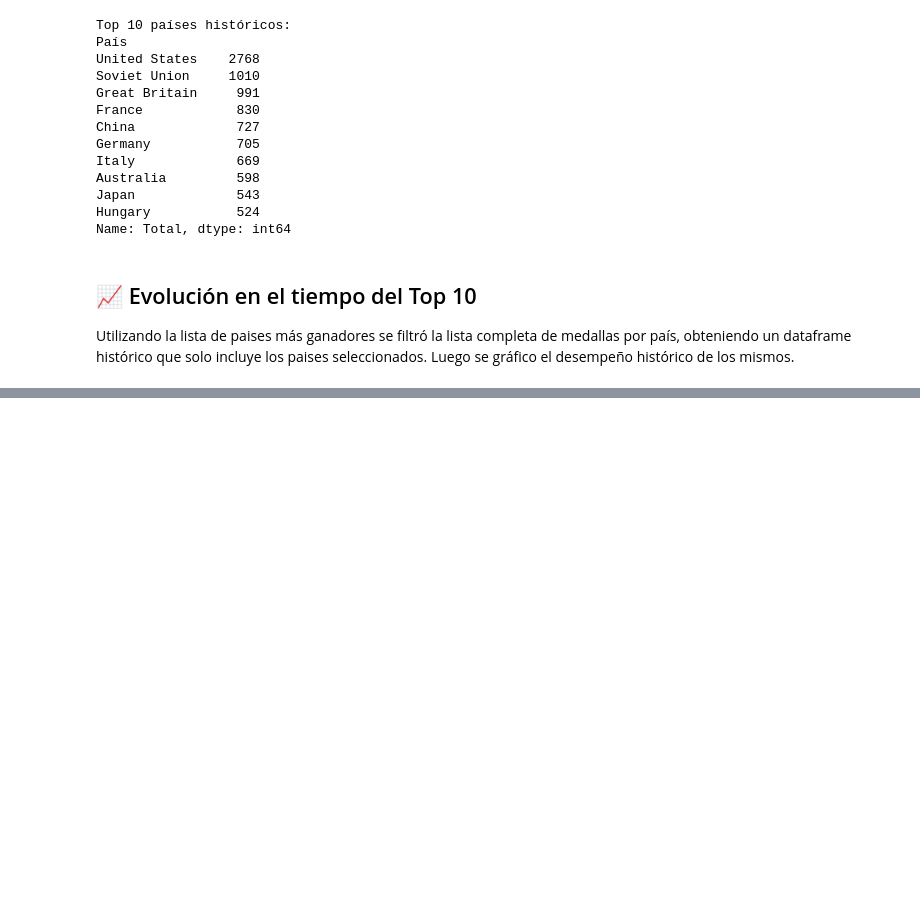
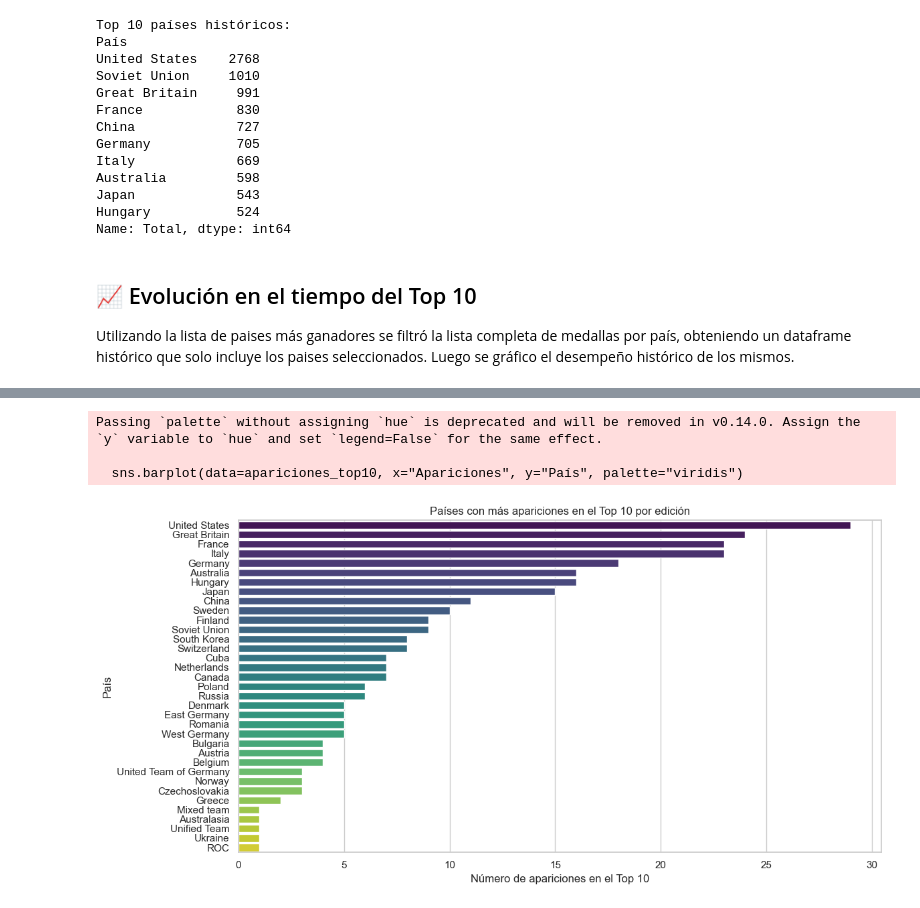
Before and after one commit to Huallpacl/Portfolio, a Jupyter notebook: medallas-olimpicas/notebooks/02_analisis_top10.ipynb, the cells around one changed output, grey strips where cells are left out. Cells and saved outputs as stored; diff of their text form; code cells hidden in the pictures; blank space fills up the shorter version.

```diff
--- a/medallas-olimpicas/notebooks/02_analisis_top10.ipynb
+++ b/medallas-olimpicas/notebooks/02_analisis_top10.ipynb
@@ -158,0 +120,30 @@ plt.show()
+# %%
+# Crear ranking por año y obtener top 10 por edición
+ranking_anual = (
+    df.groupby(["Año", "País"])["Total"]
+    .sum()
+    .reset_index()
+    .sort_values(["Año", "Total"], ascending=[True, False])
+)
+
+top10_por_anio = ranking_anual.groupby("Año").head(10)
+
+# Contar apariciones en el top 10 y convertir a DataFrame
+apariciones_top10 = top10_por_anio["País"].value_counts().reset_index()
+apariciones_top10.columns = ["País", "Apariciones"]
+apariciones_top10 = apariciones_top10.sort_values("Apariciones", ascending=False)
+
+# Visualización
+plt.figure(figsize=(12, 6))
+sns.barplot(data=apariciones_top10, x="Apariciones", y="País", palette="viridis")
+plt.title("Países con más apariciones en el Top 10 por edición")
+plt.xlabel("Número de apariciones en el Top 10")
+plt.ylabel("País")
+plt.tight_layout()
+plt.savefig("../images/top10_apariciones.png", dpi=300, bbox_inches="tight")
+plt.show()
+# %% [output]
+Passing `palette` without assigning `hue` is deprecated and will be removed in v0.14.0. Assign the `y` variable to `hue` and set `legend=False` for the same effect.
+
+  sns.barplot(data=apariciones_top10, x="Apariciones", y="País", palette="viridis")
+[figure, added]
```
Also changed, not shown: parts of 7 cells of this notebook, 4 other files.
